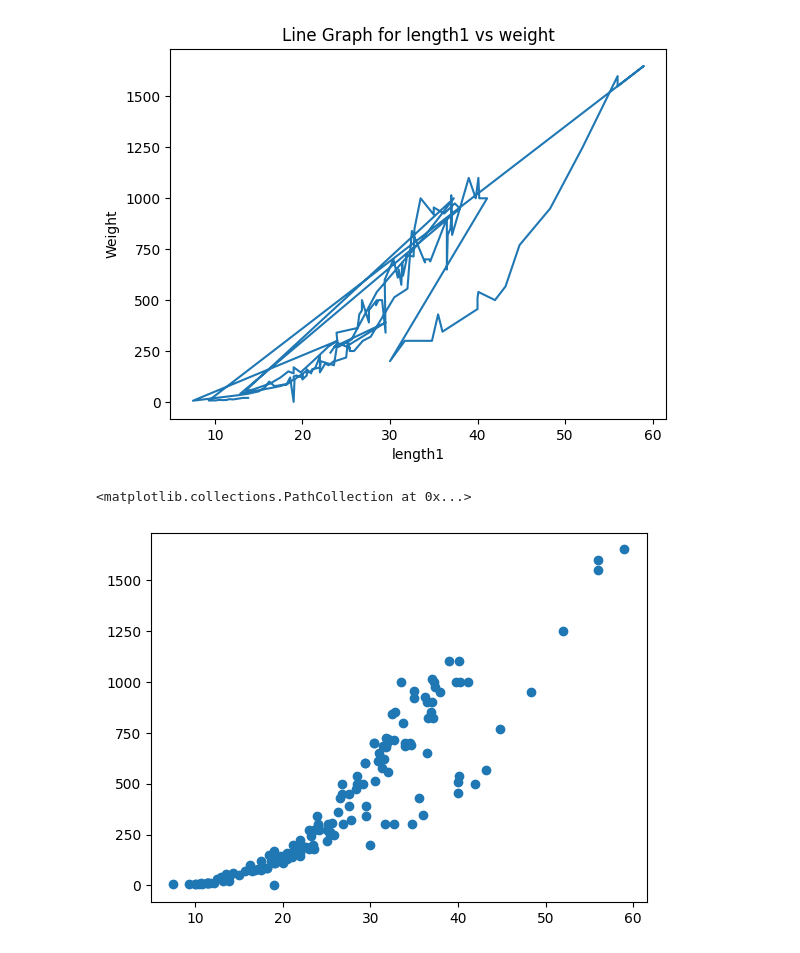
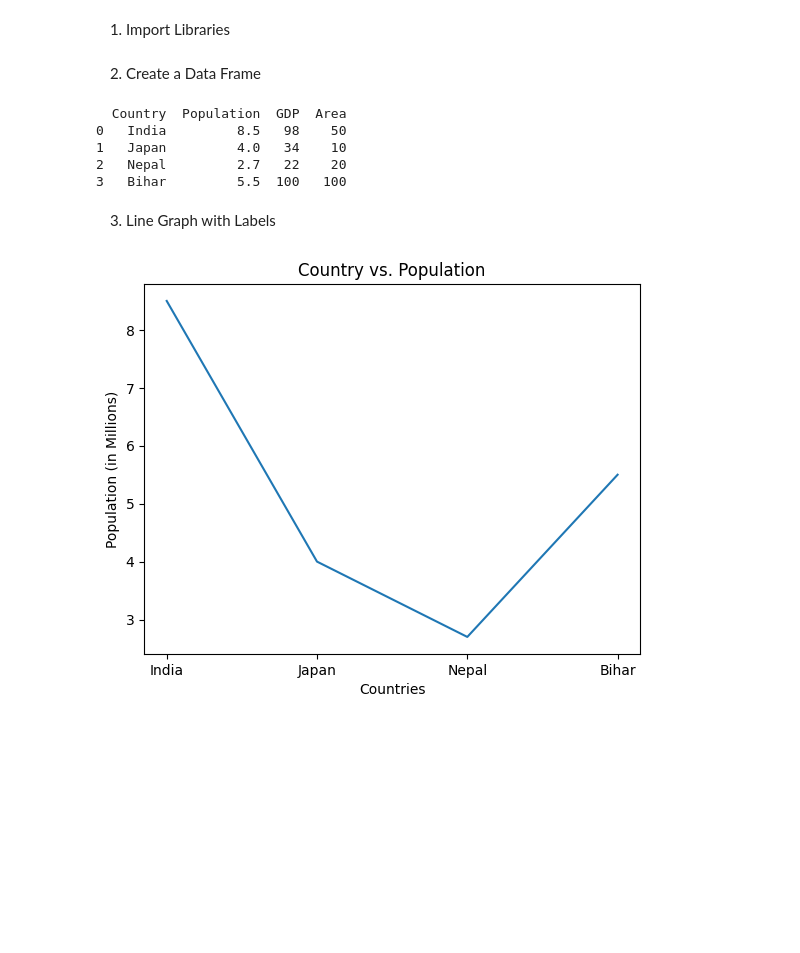
Before and after one commit to shraddhas-20/dataVisualization, a Jupyter notebook: Matplotlib.ipynb, the cells around one changed output. Saved outputs shown, nothing was run; the diff lists cells and outputs as text; code cells hidden in the pictures; blank space fills up the shorter version.

```diff
--- a/Matplotlib.ipynb
+++ b/Matplotlib.ipynb
@@ -35,0 +3,2 @@ df
+# %% [markdown]
+1. Import Libraries
@@ -36,20 +9,35 @@ df
+# %% [markdown]
+2. Create a Data Frame
+# %%
+data =
+ {
+    'Country': ['India', 'Japan', 'Nepal', 'Bihar'],
+    'Population': [8.5, 4.0, 2.7, 5.5],
+    'GDP': [98, 34, 22, 100],
+    'Area': [50, 10, 20, 100]
+}
+
+df = pd.DataFrame(data)
+print(df)
+# %% [output]
+  Country  Population  GDP  Area
+0   India         8.5   98    50
+1   Japan         4.0   34    10
+2   Nepal         2.7   22    20
+3   Bihar         5.5  100   100
+# %% [markdown]
+3. Line Graph with Labels
 # %%
-x = df['Length1']
-y = df['Weight']
+    x = df['Country']
+    y = df['Population']
 
-plt.plot(x,y)
-plt.title("Line Graph for length1 vs weight")
-plt.xlabel('length1')
-plt.ylabel("Weight")
+    plt.plot(x , y)
 
-plt.show()
+    plt.xlabel("Countries")
+    plt.ylabel("Population (in Millions)")
+    plt.title("Country vs. Population")
+    plt.grid(True)
+
+    plt.show()
 # %% [output]
-[figure, old version]
+[figure, new version]
-# %%
-m = df["Length2"]
-n = df["Weight"]
-
-plt.scatter(x,y)
-# %% [output]
-<matplotlib.collections.PathCollection at 0x...>
-[figure, removed]
```
Also changed, not shown: parts of 14 cells of this notebook.
